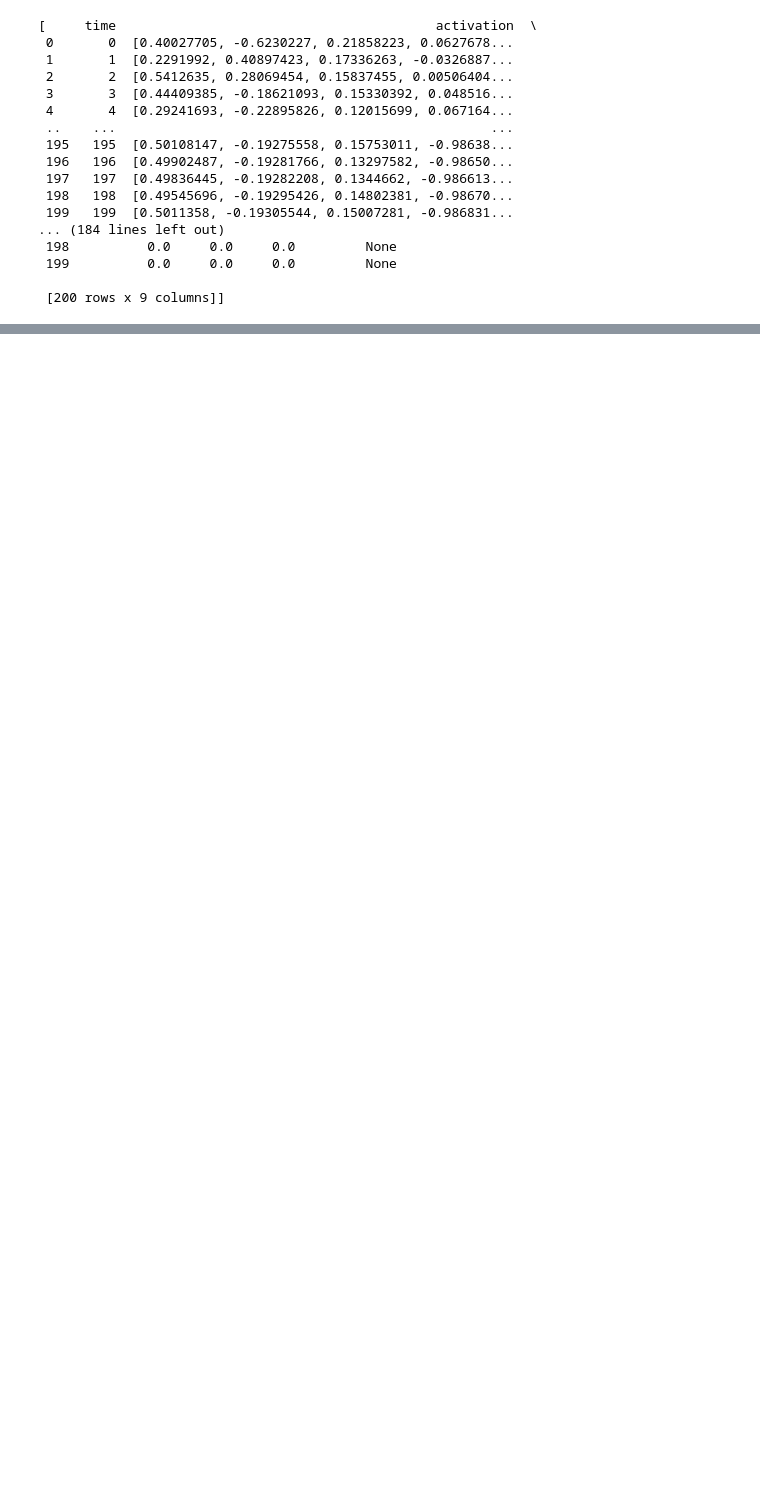
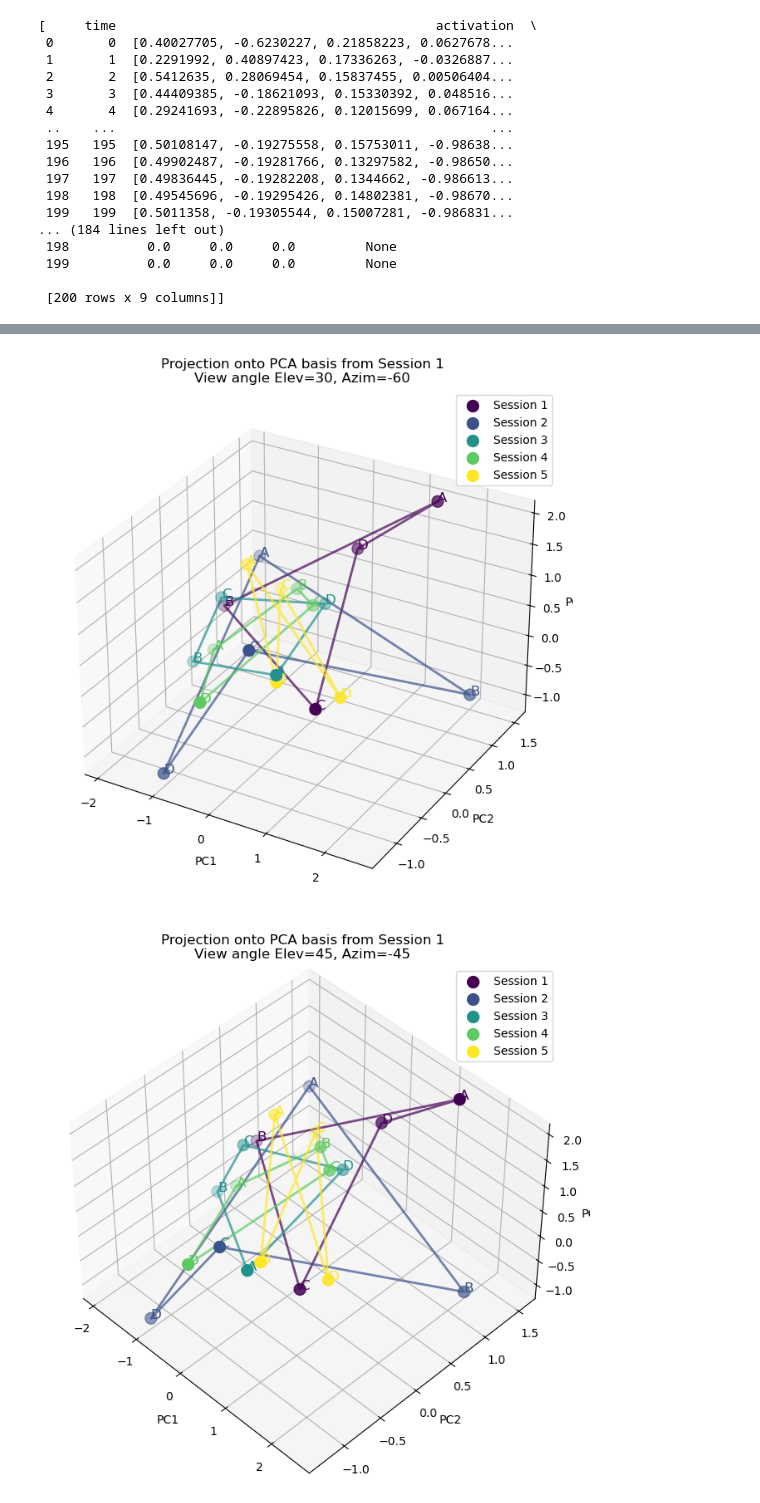
Before and after one commit to AdamLoydHarris/ABCD_RL, a Jupyter notebook: rnn_analysis.ipynb, the cells around one changed output, grey strips where cells are left out. Cells and saved outputs as stored; diff of their text form; code cells hidden in the pictures; blank space fills up the shorter version.

```diff
--- a/rnn_analysis.ipynb
+++ b/rnn_analysis.ipynb
@@ -120,0 +187,47 @@ for elev, azim in view_angles:
+# %%
+# Choose session 1 (index 1) to compute PCA basis.
+session_number = 1  # change this if you meant a different session
+view_angles = [(30, -60), (45, -45), (90, 90)]  #
+# Build the data matrix for session 1.
+session1_data = np.vstack([hm[session_number, :] for hm in heatmaps.values()])  # shape (#units, 4)
+X_session1 = session1_data.T  # shape (4, #units); each row is a reward label
+
+# Run PCA on session 1 data to get the basis vectors.
+pca_session1 = PCA(n_components=3)
+X_session1_pca = pca_session1.fit_transform(X_session1)  # shape (4,3)
+
+# Now project all sessions' data onto the PCA basis computed from session 1,
+# and visualize with a bunch of view angles.
+for elev, azim in view_angles:
+    fig = plt.figure(figsize=(10, 8))
+    ax = fig.add_subplot(111, projection='3d')
+
+    # Create a color map, one color per session.
+    colors = plt.cm.viridis(np.linspace(0, 1, len(dataframes)))
+
+    for sess_id, df in enumerate(dataframes):
+        # Build the data matrix for current session.
+        session_data = np.vstack([hm[sess_id, :] for hm in heatmaps.values()])  # shape (#units, 4)
+        X_session = session_data.T  # shape (4, #units)
+        # Use the PCA computed from session1 to project current session.
+        X_proj = pca_session1.transform(X_session)  # shape (4, 3)
+        color = colors[sess_id]
+        ax.scatter(X_proj[:, 0], X_proj[:, 1], X_proj[:, 2], s=100, color=color, label=f'Session {sess_id+1}')
+        # Annotate points using the reward labels.
+        for i, (x, y, z) in enumerate(X_proj):
+            ax.text(x, y, z, reward_labels[i], fontsize=12, color=color)
+        # Connect the rewards in order A-B-C-D-A.
+        indices = [0, 1, 2, 3, 0]
+        pts = X_proj[indices, :]
+        ax.plot(pts[:, 0], pts[:, 1], pts[:, 2], color=color, lw=2, alpha=0.7)
+
+    ax.set_title(f"Projection onto PCA basis from Session 1\nView angle Elev={elev}, Azim={azim}")
+    ax.set_xlabel("PC1")
+    ax.set_ylabel("PC2")
+    ax.set_zlabel("PC3")
+    ax.legend()
+    ax.view_init(elev=elev, azim=azim)
+    plt.show()
+# %% [output]
+[figure, added]
+[figure, added]
```
Also changed, not shown: parts of 7 cells of this notebook.
